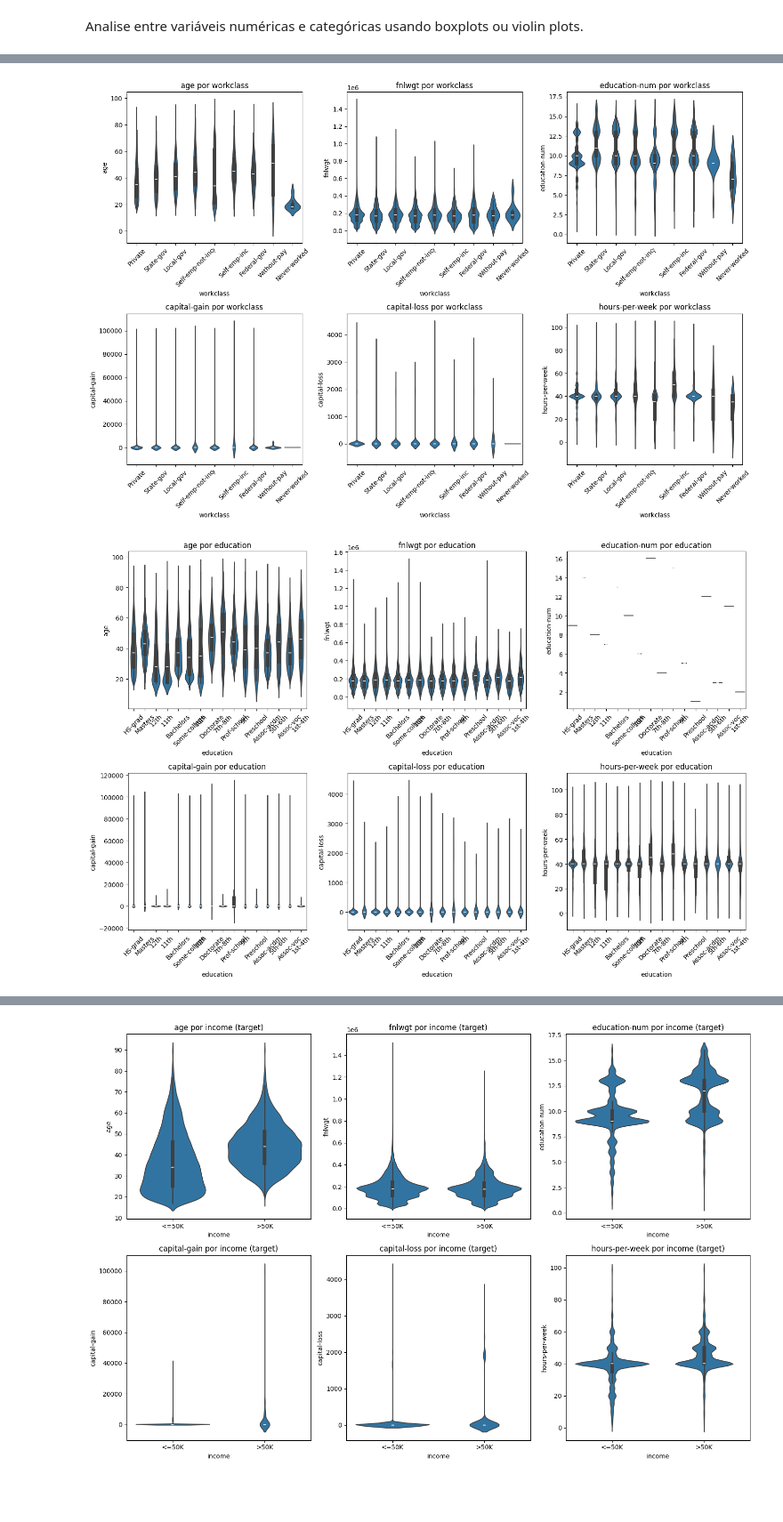
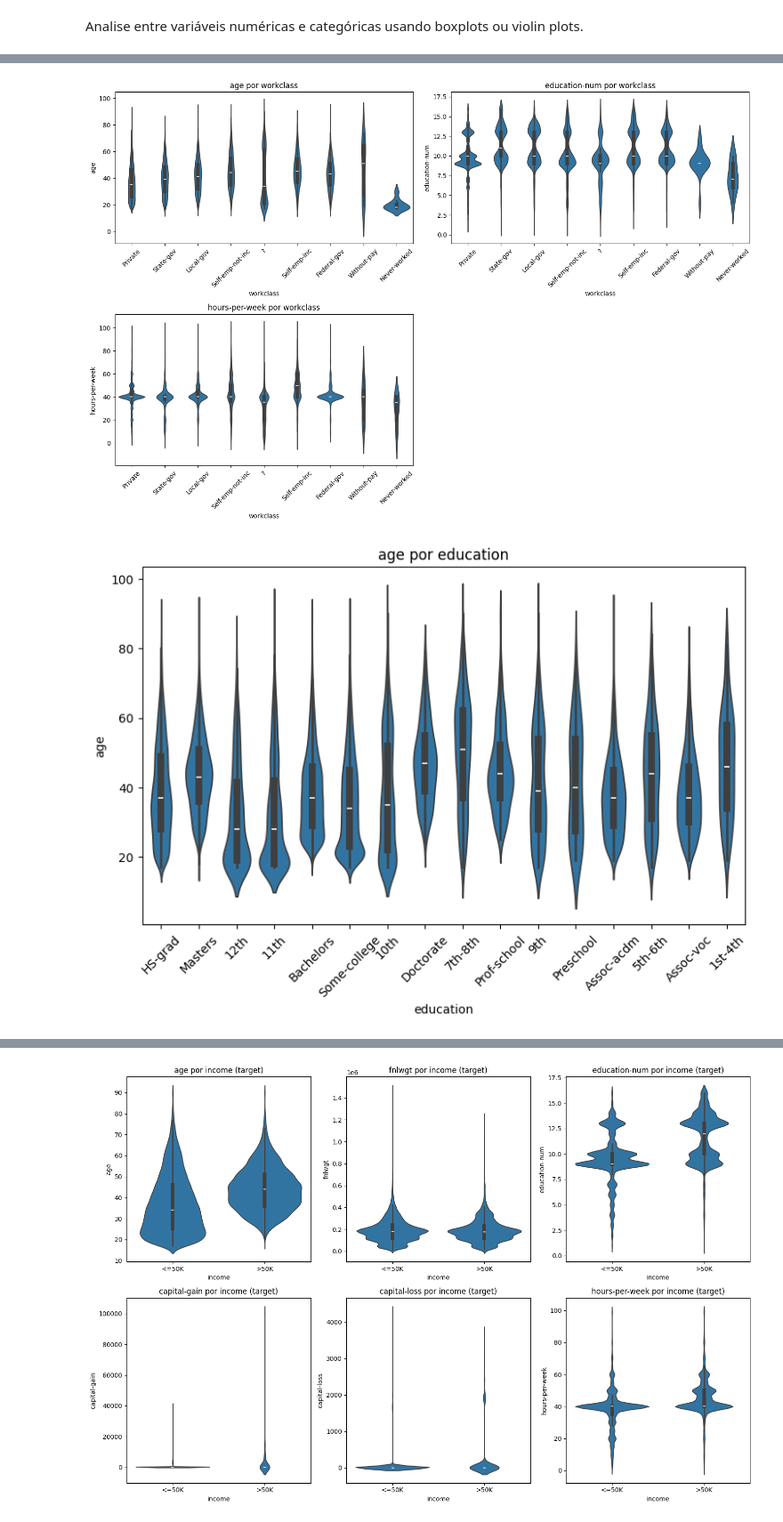
Before and after one commit to guedera/ProjetoMachineLearning, a Jupyter notebook: EDA.ipynb, the cells around one changed output, grey strips where cells are left out. Shown at 89% size. Saved outputs shown, nothing was run; the diff lists cells and outputs as text; code cells hidden in the pictures; blank space fills up the shorter version.

Commit message:
filtrando violinplot

```diff
--- a/EDA.ipynb
+++ b/EDA.ipynb
@@ -433,0 +437,6 @@ Analise entre variáveis numéricas e categóricas usando boxplots ou violin plo
+# %%
+num_cols_relevantes = num_cols.copy()
+num_cols_relevantes.remove("capital-gain")
+num_cols_relevantes.remove("capital-loss")
+num_cols_relevantes.remove("fnlwgt")
+num_cols_relevantes
@@ -433,0 +456,4 @@ Analise entre variáveis numéricas e categóricas usando boxplots ou violin plo
+# %%
+cat_cols_relevantes = cat_cols.copy()
+cat_cols_relevantes.remove("native-country")
+cat_cols_relevantes
@@ -434,20 +468,31 @@ Analise entre variáveis numéricas e categóricas usando boxplots ou violin plo
 # %%
-num_cols = X_train.select_dtypes(include=['number']).columns.tolist()
-
-for cat_col in cat_cols:
-    fig, axes = plt.subplots(2, 3, figsize=(15, 10))
+for cat_col in cat_cols_relevantes:
+    fig, axes = plt.subplots(2, 2, figsize=(15, 10))
     axes = axes.flatten()
 
-    for idx, num_col in enumerate(num_cols):
-        sns.violinplot(x=cat_col, y=num_col, data=X_train, ax=axes[idx])
-        axes[idx].set_title(f"{num_col} por {cat_col}")
-        axes[idx].tick_params(axis='x', rotation=45)
+    plot_idx = 0
 
-    for idx in range(len(num_cols), len(axes)):
-        axes[idx].set_visible(False)
+    for num_col in num_cols_relevantes:
+
+        if num_col == "hours-per-week" and cat_col not in ["workclass"]:
+            continue
+
+        if num_col == "education-num" and cat_col in ["education", "sex"]:
+            continue
+
+
+        sns.violinplot(x=cat_col, y=num_col, data=X_train, ax=axes[plot_idx])
+        axes[plot_idx].set_title(f"{num_col} por {cat_col}")
+        axes[plot_idx].tick_params(axis='x', rotation=45)
+
+        plot_idx += 1
+
+    # esconder os eixos que sobraram
+    for i in range(plot_idx, len(axes)):
+        axes[i].set_visible(False)
 
     plt.tight_layout()
     plt.show()
 # %% [output]
-[figure, old version]
+[figure, new version]
-[figure, old version]
+[figure, new version]
```
Also changed, not shown: parts of 5 cells of this notebook.
